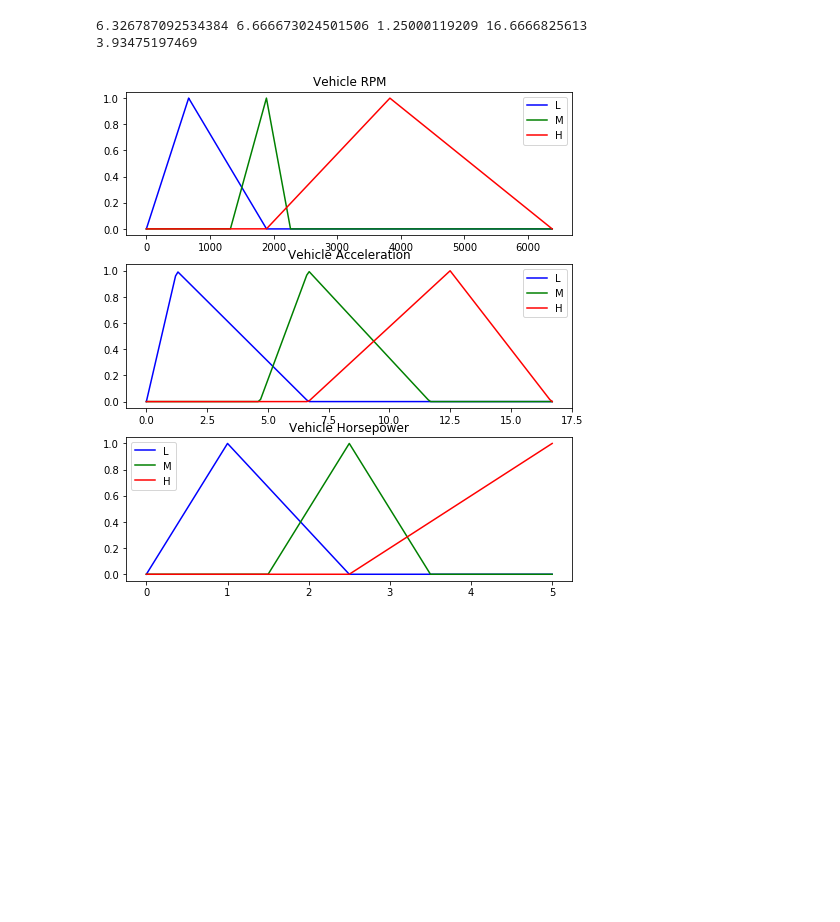
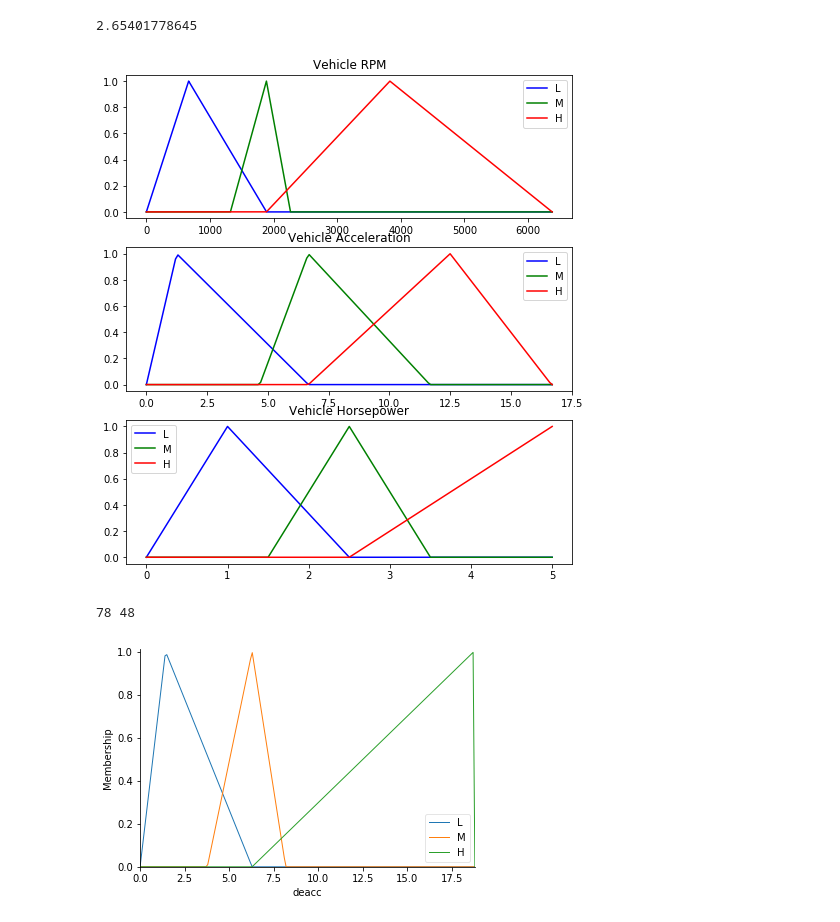
Before and after one commit to trentlavoie/fydp, a Jupyter notebook: notebooks/rec/preprocess_hardware_data_2.ipynb, the cells around one changed output. Saved outputs shown, nothing was run; the diff lists cells and outputs as text; code cells hidden in the pictures; blank space fills up the shorter version.

```diff
--- a/notebooks/rec/preprocess_hardware_data_2.ipynb
+++ b/notebooks/rec/preprocess_hardware_data_2.ipynb
@@ -89,19 +93,11 @@ test_df = format_df(FILE_NAME)
 #print('HP_SCORE: ',test_hp['hp_score'].mean()/hpmratio)
 # Breaking on speed diff??? Then calculate acceleration based on derivative?
 # %%
-import skfuzzy as fuzz
-from skfuzzy import control as ctrl
-import matplotlib.pyplot as plt
-%matplotlib inline
-
-
-def calculate_horsepower():
+def calculate_horsepower(rpm_input, acc_input):
 
     average_rpm = test_df['rpm'].median()
     max_rpm = test_df['rpm'].max()
     min_rpm = test_df['rpm'].min()
-
-    average_rpm_test_run = 2600
 
     rpm = np.arange(0, max_rpm + 1, 1)
     rpm_set = ctrl.Antecedent(rpm, 'rpm')
@@ -130,8 +126,6 @@ def calculate_horsepower():
     average_acc = acc_df['acc'].median()
     max_acc = acc_df['acc'].max()
     min_acc = acc_df['acc'].min()
-
-    print(acc_df['acc'].mean(), acc_df['acc'].median(), min_acc, max_acc)
 
     acc = np.arange(0, max_acc + 0.1, 0.1)
 
@@ -187,14 +181,70 @@ def calculate_horsepower():
 
     HP_output = ctrl.ControlSystemSimulation(system)
 
-    HP_output.input['acc'] = 2.5
-    HP_output.input['rpm'] = 2500
+    HP_output.input['acc'] = acc_input
+    HP_output.input['rpm'] = rpm_input
 
     HP_output.compute()
     print(HP_output.output['HP'])
 
-calculate_horsepower()
+calculate_horsepower(2000, 2.5)
 # %% [output]
-6.326787092534384 6.666673024501506 1.25000119209 16.6666825613
-3.93475197469
+2.65401778645
 [figure]
+# %%
+test_df['deacc'] = -1 * test_df[test_df.acc < 0]['acc']
+#Invert values so they confuse less
+
+average_deacc = test_df['deacc'].mean()
+max_deacc = test_df['deacc'].max()
+min_deacc = test_df['deacc'].min()
+
+deacc = np.arange(0, max_deacc + 0.1, 0.1)
+deacc_set = ctrl.Antecedent(deacc, 'deacc')
+deacc_set['L'] = fuzz.trimf(deacc, [0, min_deacc, average_deacc])
+deacc_set['M'] = fuzz.trimf(deacc, [0.6 * average_deacc, average_deacc, average_deacc * 1.3])
+deacc_set['H'] = fuzz.trimf(deacc, [average_deacc, max_deacc, max_deacc])
+
+deacc_set.view()
+
+#Determine number of times
+
+counter = 0
+previous_acceleration = 0
+acceleration = 0
+#this variable is for when they start deacceleration (We record when acceleration goes to deacceleration)
+num_of_times_brake_average = 0
+num_of_times_stepped = 0
+acceleration_diff = 0
+error_margin = 0.1
+previous_acceleration_diff = 0
+
+for index, row in test_df.iterrows():
+
+    curr_acceleration = row['acc']
+
+    if counter == 0:
+        previous_acceleration = curr_acceleration
+    else:
+
+        if previous_acceleration > 0 and curr_acceleration < 0:
+            num_of_times_brake_average += 1
+            num_of_times_stepped += 1
+
+        difference = curr_acceleration - previous_acceleration
+
+        if previous_acceleration_diff < 0 and difference < 0 and difference < (previous_acceleration_diff - error_margin):
+            num_of_times_stepped += 1
+
+        if curr_acceleration < 0 and previous_acceleration < 0:
+            previous_acceleration_diff = curr_acceleration - previous_acceleration
+        else:
+            previous_acceleration_diff = 0
+
+    previous_acceleration = curr_acceleration
+    counter = counter + 1
+
+print(num_of_times_stepped, num_of_times_brake_average)
+# %% [output]
+78 48
+[figure, added]
```
Also changed, not shown: parts of 1 cell of this notebook.
